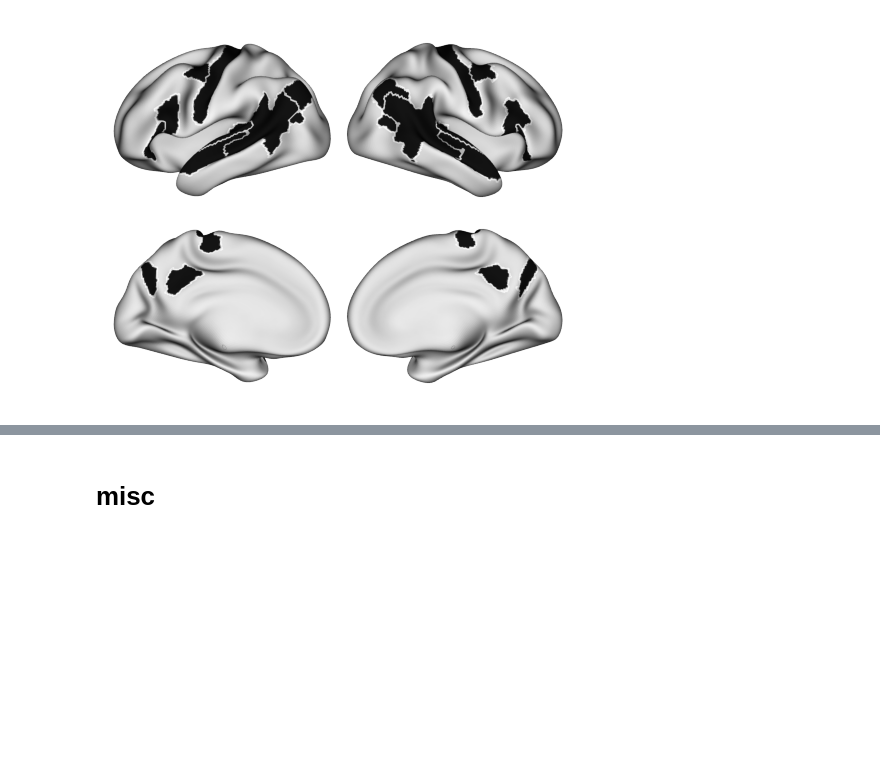
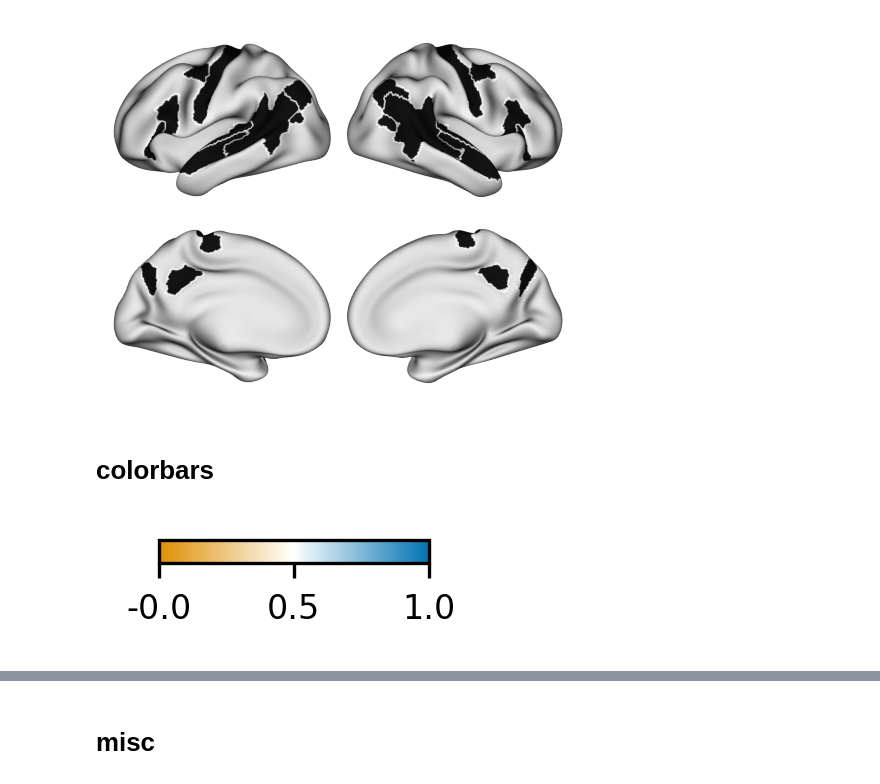
Before and after one commit to YeajuDianaKim394/EncodingModels, a Jupyter notebook: code/figure1-viz.ipynb, the cells around one changed output, grey strips where cells are left out. Drawn from its saved outputs; the diff is of its cells as text; code cells hidden in the pictures; blank space fills up the shorter version.

```diff
--- a/code/figure1-viz.ipynb
+++ b/code/figure1-viz.ipynb
@@ -1,4 +1,8 @@
 # %%
+# import sys
+# from importlib import reload
+# reload(sys.modules["util.plot"])
+
 from glob import glob
 
 import h5py
@@ -12,12 +16,14 @@ from scipy.stats import zscore
 
 from util.path import Path
 from encoding import build_regressors
-from util import subject
+from util import subject, plot
 
 from matplotlib.collections import LineCollection
 from matplotlib.colors import BoundaryNorm, ListedColormap
 
 from constants import RUNS, NRUNS, TR, BLU, ORG
+
+plt.style.use('figures.mplstyle')
 # %%
 %cd ..
 # %% [output]
@@ -496,3 +502,21 @@ for label in custom_atlas.labels:
     fig = plot.surface_plot(mask, vmin=0, vmax=1, cmap='Greys', cbar=False, sulc_alpha=0.2, **fslr_params)
     fig.suptitle(label)
     fig.show()
+# %% [markdown]
+# colorbars
+# %%
+from matplotlib.colors import LinearSegmentedColormap
+
+colors = [ORG, '#ffffff', BLU]
+cmap = LinearSegmentedColormap.from_list("custom_BuOg", colors)
+# %%
+maps = ['inferno', 'Spectral', 'Spectral_r', cmap]
+maps = [cmap]
+# %%
+for cmap_name in maps:
+    cmap = plt.get_cmap(cmap_name)
+    name = cmap.name
+    fig = plot.standalone_colorbar(cmap, ticks=(0, .5, 1), tick_labels=(-0.0, .50, 1.0), figsize=(1, .75), font_size=8)
+    fig.savefig(f'figures/cbar-{name}.svg')
+# %% [output]
+[figure, added]
```
Also changed, not shown: parts of 1 cell of this notebook, 17 other files.
